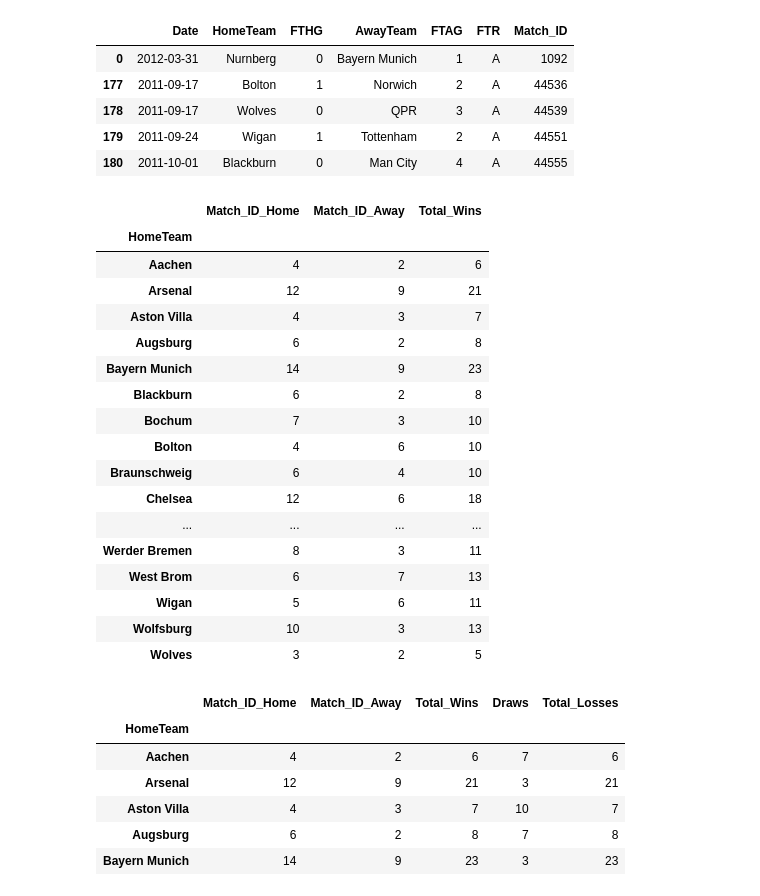
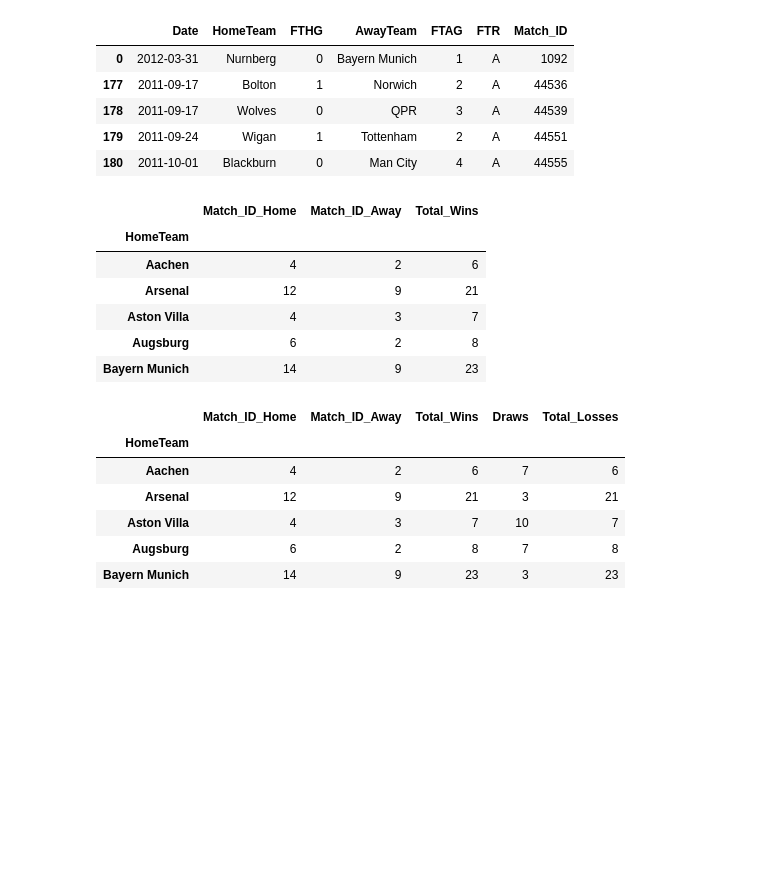
Before and after one commit to zarialevi/london-ds-100719-M2-project-template, a Jupyter notebook: eda.ipynb, the cells around one changed output. Drawn from its saved outputs; the diff is of its cells as text; code cells hidden in the pictures; blank space fills up the shorter version.

```diff
--- a/eda.ipynb
+++ b/eda.ipynb
@@ -69,39 +69,28 @@ home_df = home_df.groupby(home_df['HomeTeam']).count()
 # %%
 #TOTAL WINS
 
 df_wins = home_df.join(away_df, lsuffix='_Home', rsuffix='_Away')
 df_wins
 
 total_wins = []
 home_wins = df_wins['Match_ID_Home']
 away_wins = df_wins['Match_ID_Away']
 
 
 for item in df_wins.index:
     wins = home_wins[item] + away_wins[item]
     total_wins.append(wins)
 
 df_wins['Total_Wins'] = total_wins
-df_wins
+df_wins.head()
 # %% [output]
 |  | Match_ID_Home | Match_ID_Away | Total_Wins |
 | HomeTeam |  |  |  |
 | Aachen | 4 | 2 | 6 |
 | Arsenal | 12 | 9 | 21 |
 | Aston Villa | 4 | 3 | 7 |
 | Augsburg | 6 | 2 | 8 |
 | Bayern Munich | 14 | 9 | 23 |
-| Blackburn | 6 | 2 | 8 |
-| Bochum | 7 | 3 | 10 |
-| Bolton | 4 | 6 | 10 |
-| Braunschweig | 6 | 4 | 10 |
-| Chelsea | 12 | 6 | 18 |
-| ... | ... | ... | ... |
-| Werder Bremen | 8 | 3 | 11 |
-| West Brom | 6 | 7 | 13 |
-| Wigan | 5 | 6 | 11 |
-| Wolfsburg | 10 | 3 | 13 |
-| Wolves | 3 | 2 | 5 |
 # %%
 #DRAWS
 cur.execute("""SELECT DISTINCT match_id, HomeTeam, FTHG, AwayTeam, FTAG
```
Also changed, not shown: parts of 4 cells of this notebook, 2 other files.
